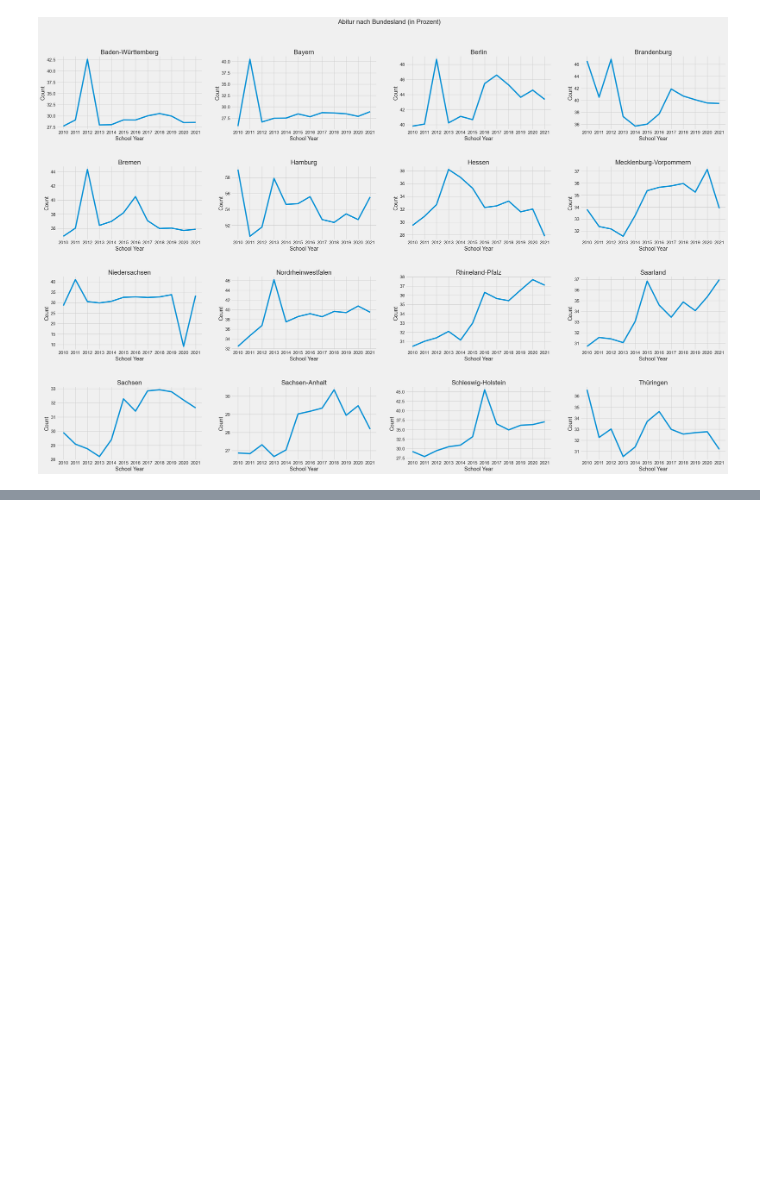
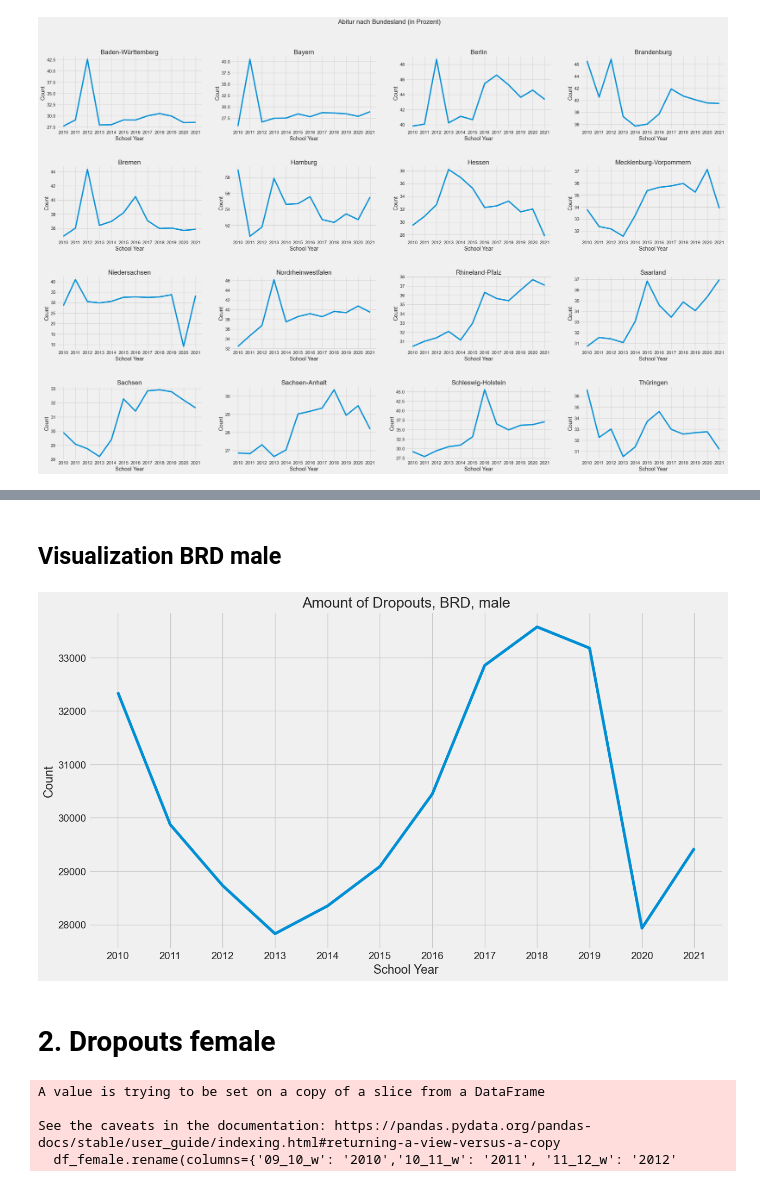
Before and after one commit to Stargazer-ger/capstone_project_hh_23_1, a Jupyter notebook: eda_schulform_gender.ipynb, the cells around one changed output, grey strips where cells are left out. Drawn from its saved outputs; the diff is of its cells as text; code cells hidden in the pictures; blank space fills up the shorter version.

```diff
--- a/eda_schulform_gender.ipynb
+++ b/eda_schulform_gender.ipynb
@@ -517,0 +666,19 @@ plt.show()
+# %%
+# Dropouts male nach BL
+
+bw_male_dropouts = df_male.iloc[0,2:14]
+bay_male_dropouts = df_male.iloc[6, 2:14]
+ber_male_dropouts = df_male.iloc[12, 2:14]
+bra_male_dropouts = df_male.iloc[18, 2:14]
+bre_male_dropouts = df_male.iloc[24, 2:14]
+hh_male_dropouts = df_male.iloc[30, 2:14]
+he_male_dropouts = df_male.iloc[36, 2:14]
+mvp_male_dropouts = df_male.iloc[42, 2:14]
+ni_male_dropouts = df_male.iloc[48, 2:14]
+nrw_male_dropouts = df_male.iloc[54, 2:14]
+rp_male_dropouts = df_male.iloc[60, 2:14]
+saar_male_dropouts = df_male.iloc[66, 2:14]
+sachs_male_dropouts = df_male.iloc[72, 2:14]
+sachs_an_male_dropouts = df_male.iloc[78, 2:14]
+sh_male_dropouts = df_male.iloc[84, 2:14]
+thue_male_dropouts = df_male.iloc[90, 2:14]
@@ -517,0 +687,5 @@ plt.show()
+# %%
+# Concatenate all 16 dataframes
+
+df_male_dropouts_merged = pd.concat([bw_male_dropouts,bay_male_dropouts,ber_male_dropouts,bra_male_dropouts,bre_male_dropouts,hh_male_dropouts,he_male_dropouts,mvp_male_dropouts,ni_male_dropouts,nrw_male_dropouts,rp_male_dropouts,saar_male_dropouts,sachs_male_dropouts,sachs_an_male_dropouts,sh_male_dropouts,thue_male_dropouts],axis=1)
+df_male_dropouts_merged.head()
@@ -517,0 +699,5 @@ plt.show()
+# %%
+# calculate new columns with sum
+
+df_male_dropouts_merged['BRD'] = df_male_dropouts_merged[0] + df_male_dropouts_merged[6] + df_male_dropouts_merged[12] + df_male_dropouts_merged[18] + df_male_dropouts_merged[24] + df_male_dropouts_merged[30] + df_male_dropouts_merged[36] + df_male_dropouts_merged[42] + df_male_dropouts_merged[48] + df_male_dropouts_merged[54] + df_male_dropouts_merged[60] + df_male_dropouts_merged[66] + df_male_dropouts_merged[72] + df_male_dropouts_merged[78] + df_male_dropouts_merged[84] + df_male_dropouts_merged[90]
+df_male_dropouts_merged.head(14)
@@ -517,0 +718,22 @@ plt.show()
+# %%
+# Reducing dataframe to BRD-only
+
+df_male_dropouts_brd = df_male_dropouts_merged['BRD']
+# %% [markdown]
+## Visualization BRD male
+# %%
+plt.figure(figsize=(14, 8))
+plt.style.use('seaborn-whitegrid')
+plt.style.use('fivethirtyeight')
+
+plt.plot(df_male_dropouts_brd)
+
+plt.title("Amount of Dropouts, BRD, male")
+plt.xlabel("School Year")
+plt.ylabel('Count')
+plt.tick_params(axis='x', rotation=0)
+plt.show()
+# %% [output]
+[figure, added]
+# %% [markdown]
+# 2. Dropouts female
@@ -517,0 +756,10 @@ plt.show()
+# %%
+df_female.rename(columns={'09_10_w': '2010','10_11_w': '2011', '11_12_w': '2012'
+                             ,'12_13_w': '2013','13_14_w': '2014', '14_15_w': '2015'
+                             ,'15_16_w': '2016','16_17_w': '2017', '17_18_w': '2018'
+                             ,'18_19_w': '2019','19_20_w': '2020', '20_21_w':'2021'}, inplace=True)
+# %% [output]
+A value is trying to be set on a copy of a slice from a DataFrame
+
+See the caveats in the documentation: https://pandas.pydata.org/pandas-docs/stable/user_guide/indexing.html#returning-a-view-versus-a-copy
+  df_female.rename(columns={'09_10_w': '2010','10_11_w': '2011', '11_12_w': '2012'
```
Also changed, not shown: parts of 53 cells of this notebook, 7 other files.
